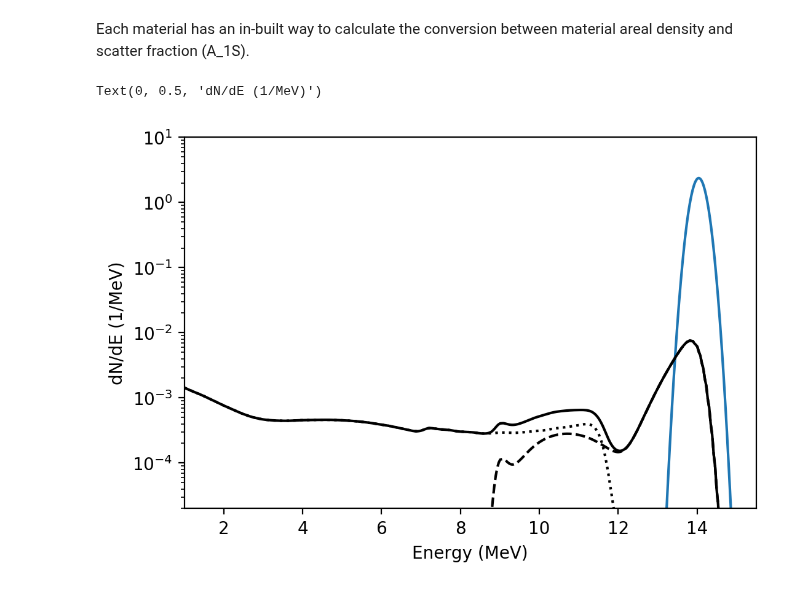
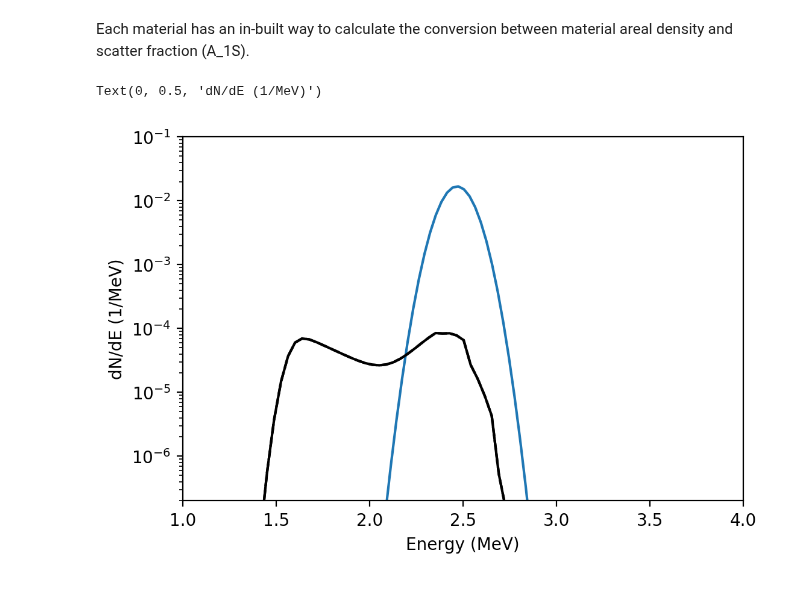
Before and after one commit to aidancrilly/NeSST, a Jupyter notebook: example/NeSST Guide.ipynb, the cells around one changed output. Drawn from its saved outputs; the diff is of its cells as text; code cells hidden in the pictures.

```diff
--- a/example/NeSST Guide.ipynb
+++ b/example/NeSST Guide.ipynb
@@ -315,20 +315,20 @@ Each material has an in-built way to calculate the conversion between material a
 # %%
 rhoR = 100 #mg/cm^2
 A_1S = nst.sm.mat_9Be.rhoR_2_A1s(rhoR)
 
 plt.figure(dpi=200)
 
-plt.semilogy(E_pspec,dNdE_DT)
+plt.semilogy(E_pspec,dNdE_DD)
 dNdE_scatter = A_1S*nst.sm.mat_9Be.elastic_dNdE+A_1S*nst.sm.mat_9Be.n2n_dNdE
 plt.semilogy(E_sspec,dNdE_scatter,'k')
 # Components
 plt.semilogy(E_sspec,A_1S*nst.sm.mat_9Be.elastic_dNdE,'k--')
 plt.semilogy(E_sspec,A_1S*nst.sm.mat_9Be.n2n_dNdE,'k:')
 
-plt.xlim(E_pspec[0],E_pspec[-1])
-plt.ylim(2e-5,1e1)
+plt.xlim(E_pspec[0],4.0)
+plt.ylim(2e-7,1e-1)
 plt.xlabel("Energy (MeV)")
 plt.ylabel("dN/dE (1/MeV)")
 # %% [output]
 Text(0, 0.5, 'dN/dE (1/MeV)')
-[figure, old version]
+[figure, new version]
```
Also changed, not shown: parts of 2 cells of this notebook.
